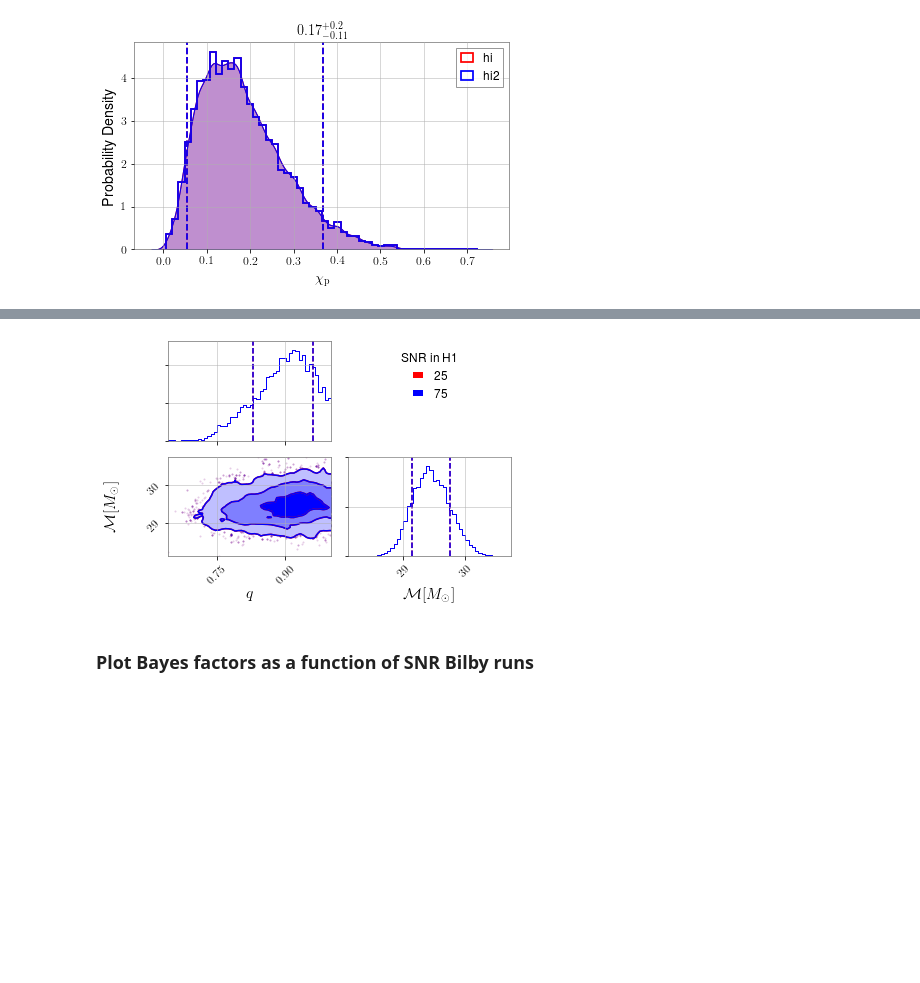
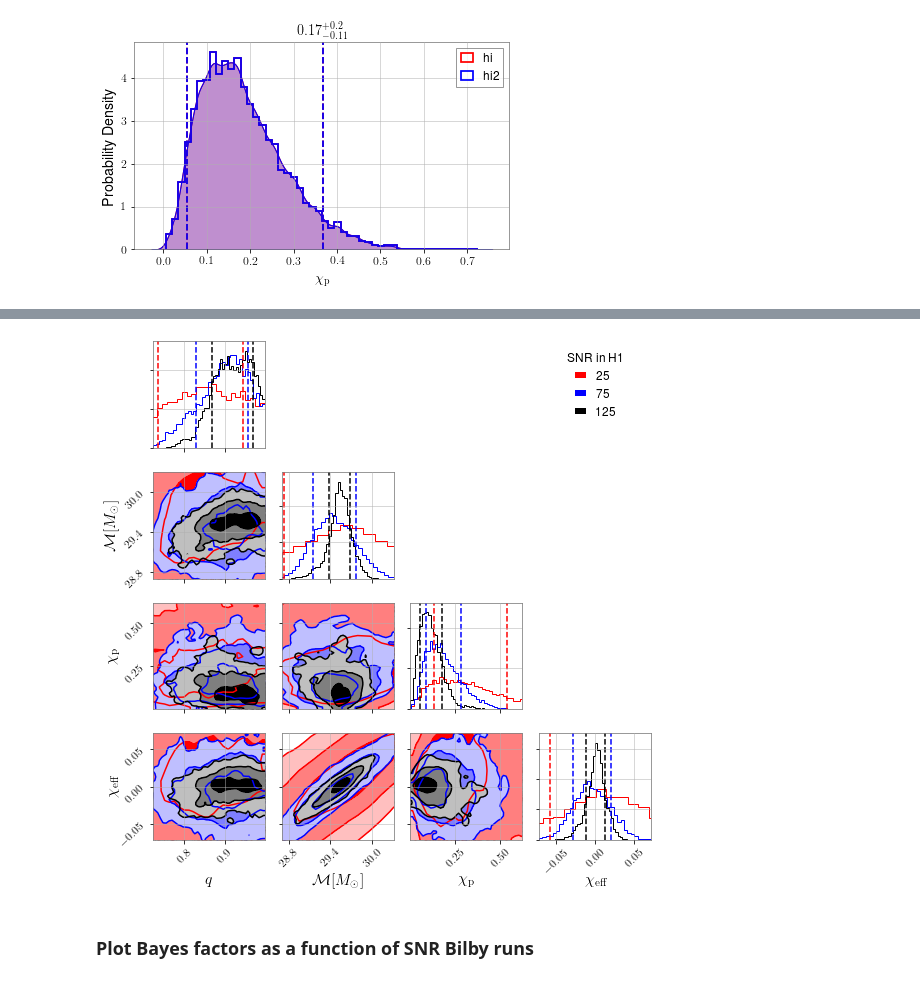
Before and after one commit to mariaokounkova/BeyondGRAnalysis, a Jupyter notebook: BilbyAnalysis.ipynb, the cells around one changed output, grey strips where cells are left out. Drawn from its saved outputs; the diff is of its cells as text; code cells hidden in the pictures; blank space fills up the shorter version.

Commit message:
BilbyAnalysis: plot multiple corner plots

```diff
--- a/BilbyAnalysis.ipynb
+++ b/BilbyAnalysis.ipynb
@@ -165,44 +165,39 @@ Histogram()
 def CornerPlot():
     """ Make a corner plot of Bilby runs on GR injections with various SNRs"""
 
-    ## Quantities to plot, ranges, and labels
-    parameters = ['mass_ratio', 'chirp_mass'] #, 'chi_eff', 'chi_p']
-    #q_range = [(0.25, 1.0), (20, 40), (0.0, 1.0), (0.0, 1.0)]
-
-    #labels = [LabelDict[q] for q in quants]
+    base = '/home/maria.okounkova/BeyondGRAnalysis/BilbyPE/'
+    parameters = ['mass_ratio', 'chirp_mass', 'chi_eff', 'chi_p']
     dim = len(parameters)
 
     snr_values = ["25", "75", "125"]
+    ps = [base + 'AllSearch_dCS_0p0_' + snr for snr in snr_values]
+    labels = snr_values
+
+    TruthDict = GetTruthDict(ps[0])
+    truths = [TruthDict[q] for q in parameters]
+    mass = TruthDict['mass']
+
+    fig, ax_arr = plt.subplots(dim, dim, figsize = (8,8))
     handles = []
 
-    ## Get true injection values
-    p = '/home/maria.okounkova/BeyondGRAnalysis/BilbyPE/AllSearch_dCS_0p0_75'
-    TruthDict = GetTruthDict(p)
-    truths = [TruthDict[q] for q in parameters]
-    mass = TruthDict['mass']
-    print(truths)
-
-    fig, ax_arr = plt.subplots(dim, dim)
-
-    colors = ['red', 'blue']
+    colors = ['red', 'blue', 'black']
     cmap = 'magma'
     #colors = sns.color_palette(cmap, n_colors=len(ps) + 1)
 
-    for SNR, color in zip(snr_values, colors):
+    for p, label, color in zip(ps, labels, colors):
 
-        ## GR injections for Bilby with various SNRs
-        #p = '/home/maria.okounkova/BeyondGRAnalysis/BilbyPE/dCS_0p0_' + SNR + '/'
-
-        file_name = "/home/maria.okounkova/BeyondGRAnalysis/BilbyPE/SummaryScripts/summary_pages/samples/posterior_samples.h5"
+        file_name = p + "/summary_pages/samples/posterior_samples.h5"
+        #file_name = "/home/maria.okounkova/BeyondGRAnalysis/BilbyPE/SummaryScripts/summary_pages/samples/posterior_samples.h5"
+        #file_name = "/home/maria.okounkova/BeyondGRAnalysis/BilbyPE/AllSearch_dCS_0p0_75/summary_pages/samples/posterior_samples.h5"
         data = read(file_name)
         samples_dict = data.samples_dict
-        posterior_samples = samples_dict["NR7dq4"]
+        posterior_samples = samples_dict["summary_pages"]
 
         posterior_samples.plot(type="corner",
                              parameters=parameters, fig = fig, color = color, inj_value = truths) #, label = SNR)
 
         ## Dealing with the legend
-        l = ax_arr[0][dim-1].plot([0,0], [0,0], label=SNR, color = color)
+        l = ax_arr[0][dim-1].plot([0,0], [0,0], label=label, color = color)
         #l = ax_arr[0][dim-1].plot(x, y, label='%.1f' % EllinKm(ell, mass), color = color)
         handles.append(l[0])
 
@@ -232,4 +229,4 @@ CornerPlot()
-[figure, old version]
+[figure, new version]
 # %% [markdown]
 ### Plot Bayes factors as a function of SNR Bilby runs
 # %%
```
Also changed, not shown: parts of 1 cell of this notebook.
